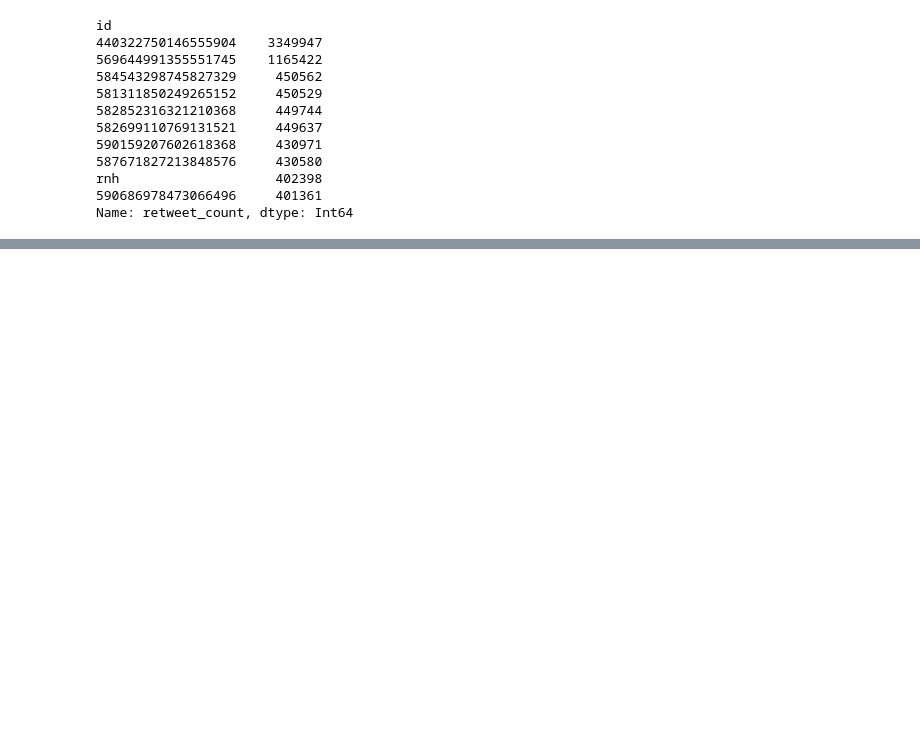
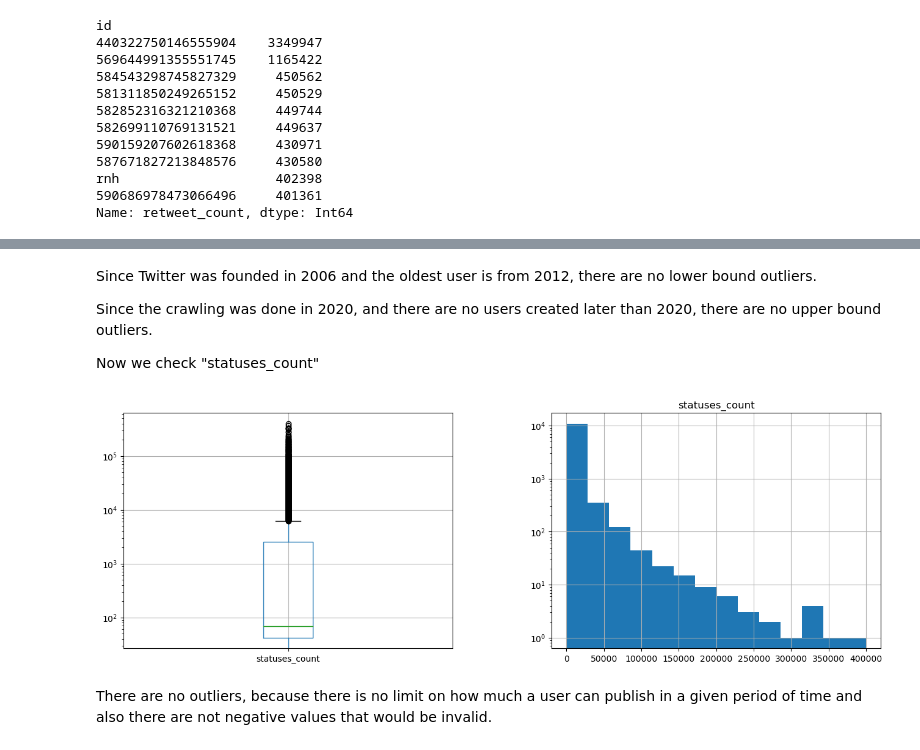
Before and after one commit to alessandrocubic/Unipi-Data-Mining-project-AY-22-23, a Jupyter notebook: data_understanding_sample.ipynb, the cells around one changed output, grey strips where cells are left out. Cells and saved outputs as stored; diff of their text form; code cells hidden in the pictures; blank space fills up the shorter version.

```diff
--- a/data_understanding_sample.ipynb
+++ b/data_understanding_sample.ipynb
@@ -14,6 +14,9 @@ import matplotlib.pyplot as plt
 from sklearn import decomposition
 # %%
 pd.set_option('mode.use_inf_as_na', True)
+
+def mr_bins(number_of_samples):
+    return (np.log2(number_of_samples)).astype('int64') + 1
 # %% [markdown]
 Then we load the datasets
 # %%
@@ -400,0 +498,18 @@ id, name, lang, bot, created_at and statuses_count
+# %% [markdown]
+Since Twitter was founded in 2006 and the oldest user is from 2012, there are no lower bound outliers.
+
+Since the crawling was done in 2020, and there are no users created later than 2020, there are no upper bound outliers.
+
+Now we check "statuses_count"
+# %%
+
+fig, (ax1, ax2) = plt.subplots(1, 2, figsize=(16, 5))
+df_users.boxplot(column="statuses_count", ax=ax1)
+ax1.set_yscale('log')
+df_users.hist(column="statuses_count", ax=ax2, stacked=True, bins=mr_bins(df_users.statuses_count.count()))
+ax2.set_yscale('log')
+fig.subplots_adjust(wspace=0.3)
+# %% [output]
+[figure, added]
+# %% [markdown]
+There are no outliers, because there is no limit on how much a user can publish in a given period of time and also there are not negative values that would be invalid.
```
Also changed, not shown: parts of 22 cells of this notebook.
